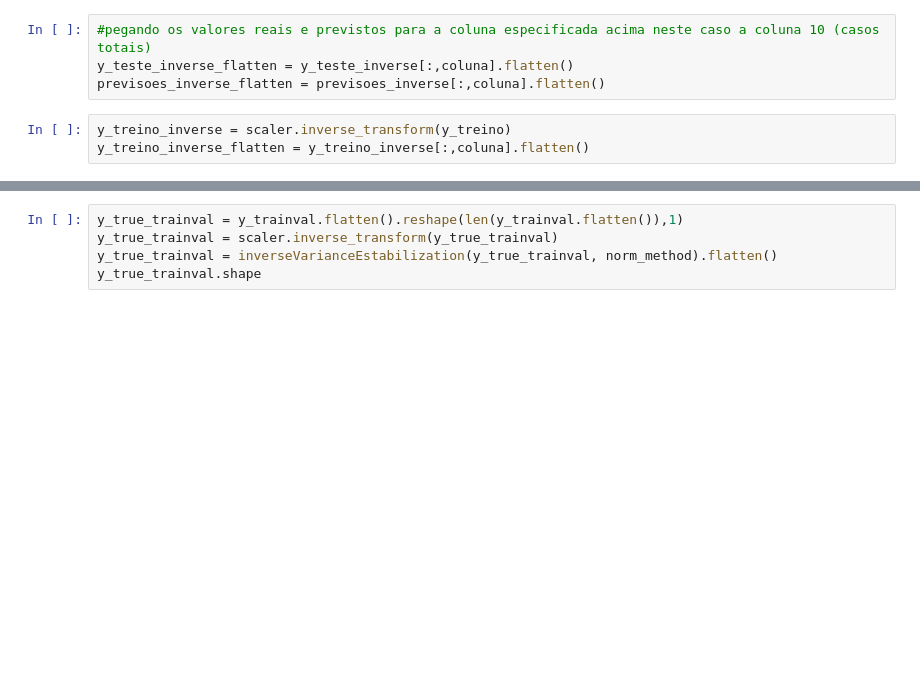
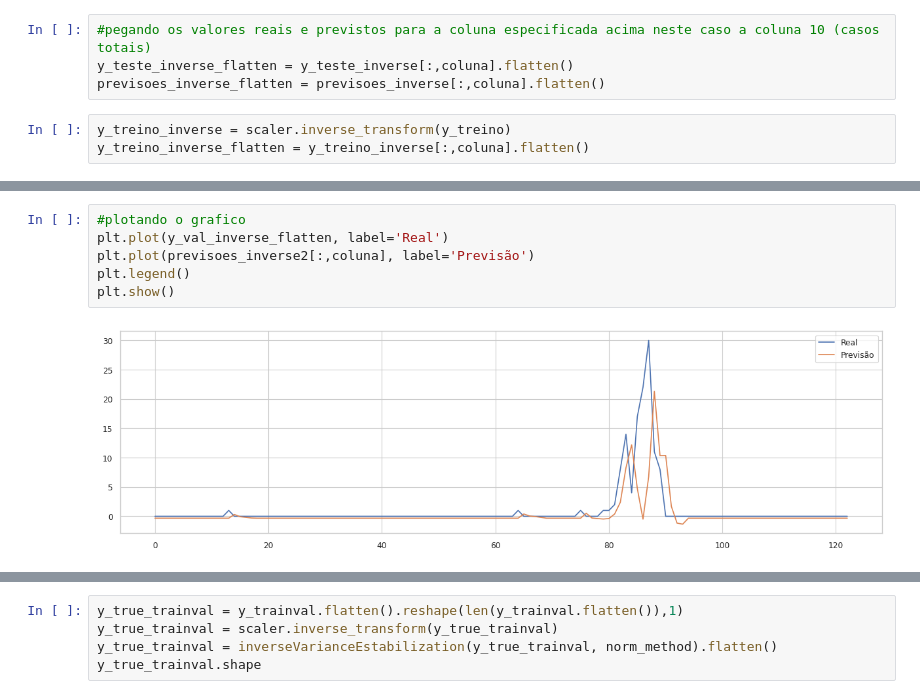
Before and after one commit to higorito/trab-topicos, a Jupyter notebook: novoNot.ipynb, the cells around one changed output, grey strips where cells are left out. Cells and saved outputs as stored; diff of their text form; blank space fills up the shorter version.

Commit message:
arrumando grafico total final

```diff
--- a/novoNot.ipynb
+++ b/novoNot.ipynb
@@ -536 +544,9 @@ y_treino_inverse_flatten = y_treino_inverse[:,coluna].flatten()
+# %%
+#plotando o grafico
+plt.plot(y_val_inverse_flatten, label='Real')
+plt.plot(previsoes_inverse2[:,coluna], label='Previsão')
+plt.legend()
+plt.show()
+# %% [output]
+[figure, added]
 # %%
```
Also changed, not shown: parts of 3 cells of this notebook.
